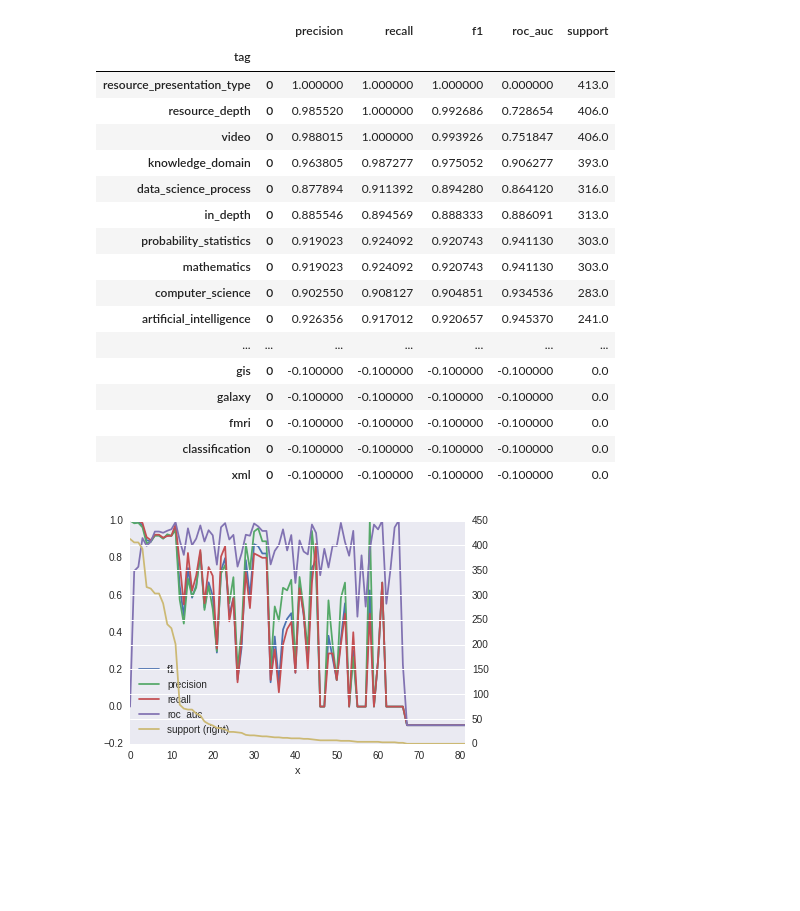
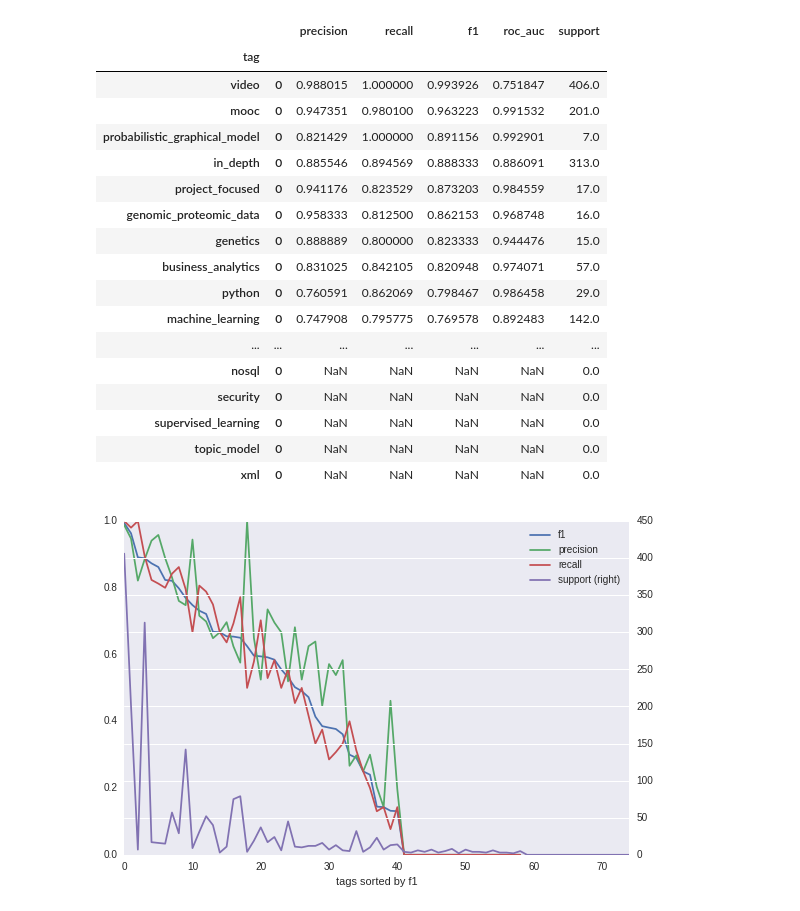
Before and after one commit to priyambj/erudite-py, a Jupyter notebook: notebooks/tagging/NMF CLF LogReg.ipynb, the cells around one changed output. Drawn from its saved outputs; the diff is of its cells as text; code cells hidden in the pictures; blank space fills up the shorter version.

```diff
--- a/notebooks/tagging/NMF CLF LogReg.ipynb
+++ b/notebooks/tagging/NMF CLF LogReg.ipynb
@@ -7,8 +10,8 @@ Loading BokehJS ...
 # %%
 df = pd.read_csv('../data/auto_tagging_training_testing_confirmed_tags_2016_09_06.csv')
 df['tag'] = df['tag'].apply(lambda x: ' '.join(x.split(' | '))) # exact tags
-df['tag'] = df['all_tag'].apply(lambda x: ' '.join(set([j for i in map(lambda y: y.split('>')[1:],
-                                                                       x.split(' | ')) for j in i]))) # full tags
+#df['tag'] = df['all_tag'].apply(lambda x: ' '.join(set([j for i in map(lambda y: y.split('>')[1:],
+#                                                                       x.split(' | ')) for j in i]))) # full tags
 display(df.head(2))
 
 print(df.columns)
@@ -389,37 +392,44 @@ def average_tag_score(gdf):
         for i in columns[:-1]:
             d.append(np.average(gdf[i], weights=gdf['support']))
     except ZeroDivisionError:
-        d = [-.1] * len(columns[:-1])
+        d = [np.nan] * len(columns[:-1])
     d.append(gdf['support'].sum())
     return pd.DataFrame(columns=columns, data=[tuple(d)])
-
+sort_by = 'f1'
 scores_per_tag = cf_results.groupby(by='tag').apply(average_tag_score)
-scores_per_tag.sort_values(by='support', inplace=True, ascending=False)
+scores_per_tag.sort_values(by=sort_by, inplace=True, ascending=False)
 pd.set_option('display.max_rows', len(scores_per_tag))
 display(scores_per_tag)
 pd.reset_option('display.max_rows')
 # %% [output]
 |  |  | precision | recall | f1 | roc_auc | support |
 | tag |  |  |  |  |  |  |
-| resource_presentation_type | 0 | 1.000000 | 1.000000 | 1.000000 | 0.000000 | 413.0 |
-| resource_depth | 0 | 0.985520 | 1.000000 | 0.992686 | 0.728654 | 406.0 |
 | video | 0 | 0.988015 | 1.000000 | 0.993926 | 0.751847 | 406.0 |
-| knowledge_domain | 0 | 0.963805 | 0.987277 | 0.975052 | 0.906277 | 393.0 |
-| data_science_process | 0 | 0.877894 | 0.911392 | 0.894280 | 0.864120 | 316.0 |
+| mooc | 0 | 0.947351 | 0.980100 | 0.963223 | 0.991532 | 201.0 |
+| probabilistic_graphical_model | 0 | 0.821429 | 1.000000 | 0.891156 | 0.992901 | 7.0 |
 | in_depth | 0 | 0.885546 | 0.894569 | 0.888333 | 0.886091 | 313.0 |
-| probability_statistics | 0 | 0.919023 | 0.924092 | 0.920743 | 0.941130 | 303.0 |
-| mathematics | 0 | 0.919023 | 0.924092 | 0.920743 | 0.941130 | 303.0 |
-| computer_science | 0 | 0.902550 | 0.908127 | 0.904851 | 0.934536 | 283.0 |
-| artificial_intelligence | 0 | 0.926356 | 0.917012 | 0.920657 | 0.945370 | 241.0 |
+| project_focused | 0 | 0.941176 | 0.823529 | 0.873203 | 0.984559 | 17.0 |
+| genomic_proteomic_data | 0 | 0.958333 | 0.812500 | 0.862153 | 0.968748 | 16.0 |
+| genetics | 0 | 0.888889 | 0.800000 | 0.823333 | 0.944476 | 15.0 |
+| business_analytics | 0 | 0.831025 | 0.842105 | 0.820948 | 0.974071 | 57.0 |
+| python | 0 | 0.760591 | 0.862069 | 0.798467 | 0.986458 | 29.0 |
+| machine_learning | 0 | 0.747908 | 0.795775 | 0.769578 | 0.892483 | 142.0 |
 | ... | ... | ... | ... | ... | ... | ... |
-| gis | 0 | -0.100000 | -0.100000 | -0.100000 | -0.100000 | 0.0 |
-| galaxy | 0 | -0.100000 | -0.100000 | -0.100000 | -0.100000 | 0.0 |
-| fmri | 0 | -0.100000 | -0.100000 | -0.100000 | -0.100000 | 0.0 |
-| classification | 0 | -0.100000 | -0.100000 | -0.100000 | -0.100000 | 0.0 |
-| xml | 0 | -0.100000 | -0.100000 | -0.100000 | -0.100000 | 0.0 |
+| nosql | 0 | NaN | NaN | NaN | NaN | 0.0 |
+| security | 0 | NaN | NaN | NaN | NaN | 0.0 |
+| supervised_learning | 0 | NaN | NaN | NaN | NaN | 0.0 |
+| topic_model | 0 | NaN | NaN | NaN | NaN | 0.0 |
+| xml | 0 | NaN | NaN | NaN | NaN | 0.0 |
 # %%
 scores_per_tag['x'] = range(len(scores_per_tag))
-scores_per_tag.plot(x='x', y=['f1', 'precision', 'recall', 'roc_auc', 'support'], secondary_y=['support'])
+fig, ax = plt.subplots()
+scores_per_tag.plot(x='x', y=['f1', 'precision', 'recall', 'support'], secondary_y=['support'], ax=ax)
+ax.set_xlabel('tags sorted by ' + sort_by)
+out_dir = 'results/'
+if not os.path.isdir(out_dir):
+    os.makedirs(out_dir)
+plt.tight_layout()
+plt.savefig(out_dir + 'log_reg.png', dpi=150)
 plt.show()
 # %% [output]
-[figure, old version]
+[figure, new version]
```
Also changed, not shown: parts of 5 cells of this notebook, 5 other files.
